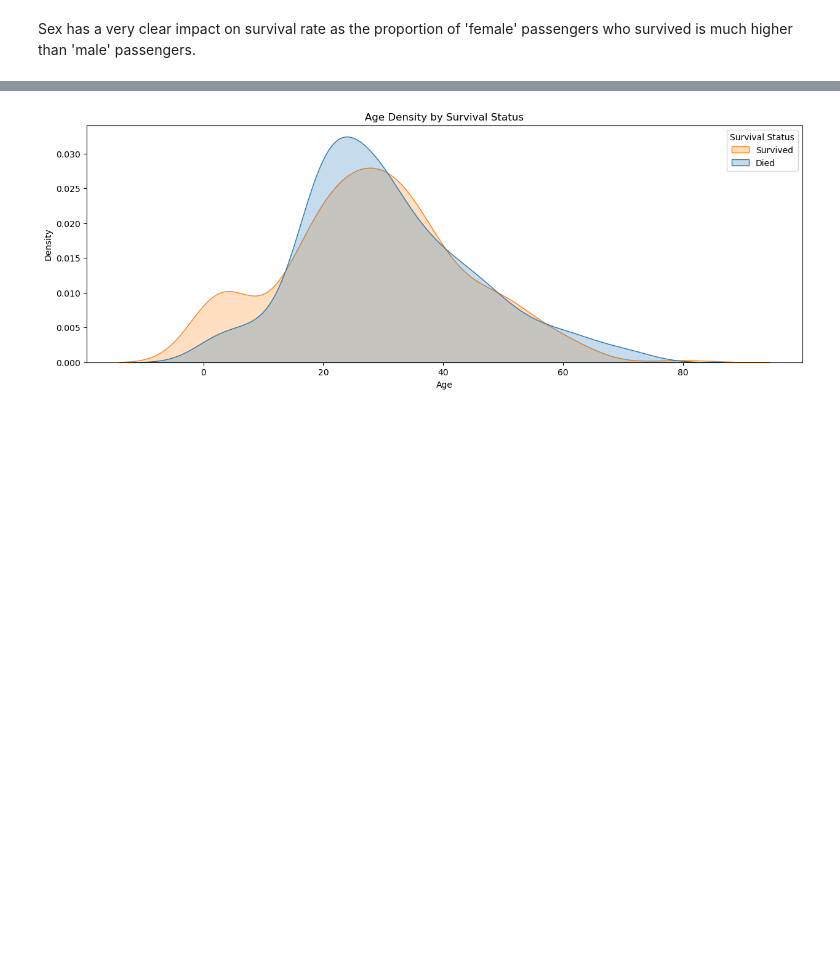
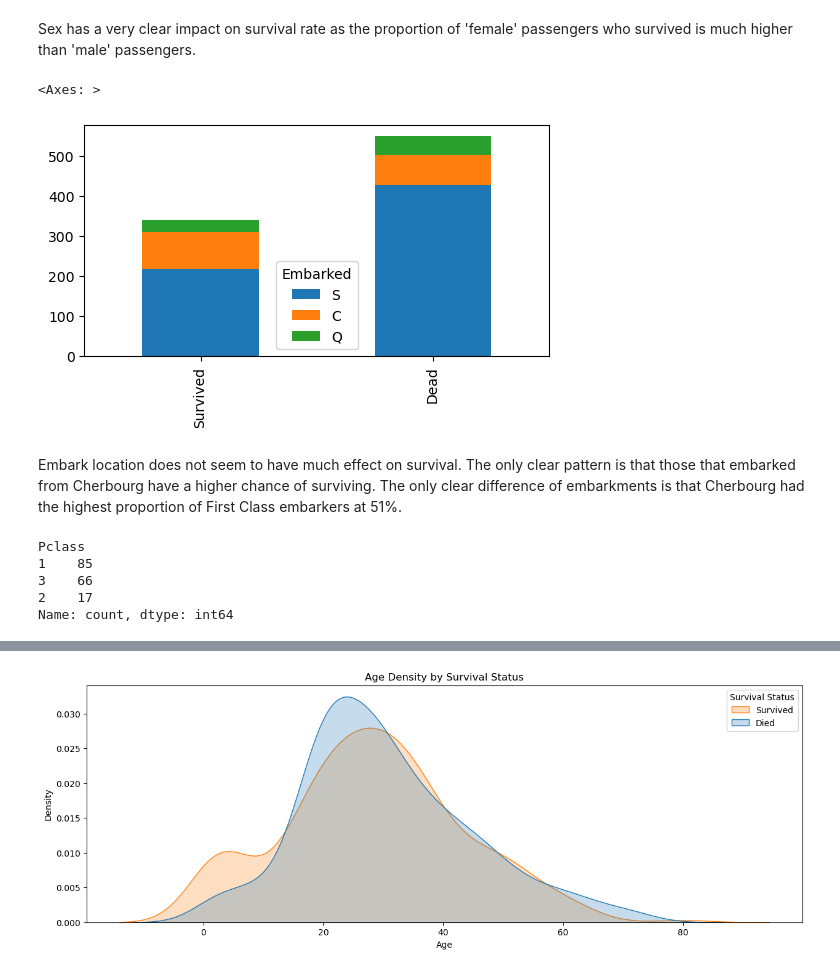
Before and after one commit to danielvasilevko/DataScience_Projects, a Jupyter notebook: Titanic_Survival_Model/Titanic_Survive.ipynb, the cells around one changed output, grey strips where cells are left out. Drawn from its saved outputs; the diff is of its cells as text; code cells hidden in the pictures; blank space fills up the shorter version.

Commit message:
Finished making all the graphs and confirming that all of the remaing features are relevant some more than others. I am going to apply all the changes made to train_data to test_data too.

```diff
--- a/Titanic_Survival_Model/Titanic_Survive.ipynb
+++ b/Titanic_Survival_Model/Titanic_Survive.ipynb
@@ -120,3 +122,22 @@ df.plot(kind='bar',stacked=True, figsize=(6,3))
 [figure]
 # %% [markdown]
 Sex has a very clear impact on survival rate as the proportion of 'female' passengers who survived is much higher than 'male' passengers.
+# %%
+survived = train_data[train_data['Survived']==1]['Embarked'].value_counts()
+dead = train_data[train_data['Survived']==0]['Embarked'].value_counts()
+df = pd.DataFrame([survived,dead])
+df.index = ['Survived','Dead']
+df.plot(kind='bar',stacked=True, figsize=(6,3))
+# %% [output]
+<Axes: >
+[figure, added]
+# %% [markdown]
+Embark location does not seem to have much effect on survival. The only clear pattern is that those that embarked from Cherbourg have a higher chance of surviving. The only clear difference of embarkments is that Cherbourg had the highest proportion of First Class embarkers at 51%.
+# %%
+train_data[train_data['Embarked']=='C']['Pclass'].value_counts()
+# %% [output]
+Pclass
+1    85
+3    66
+2    17
+Name: count, dtype: int64
```
Also changed, not shown: parts of 9 cells of this notebook.
